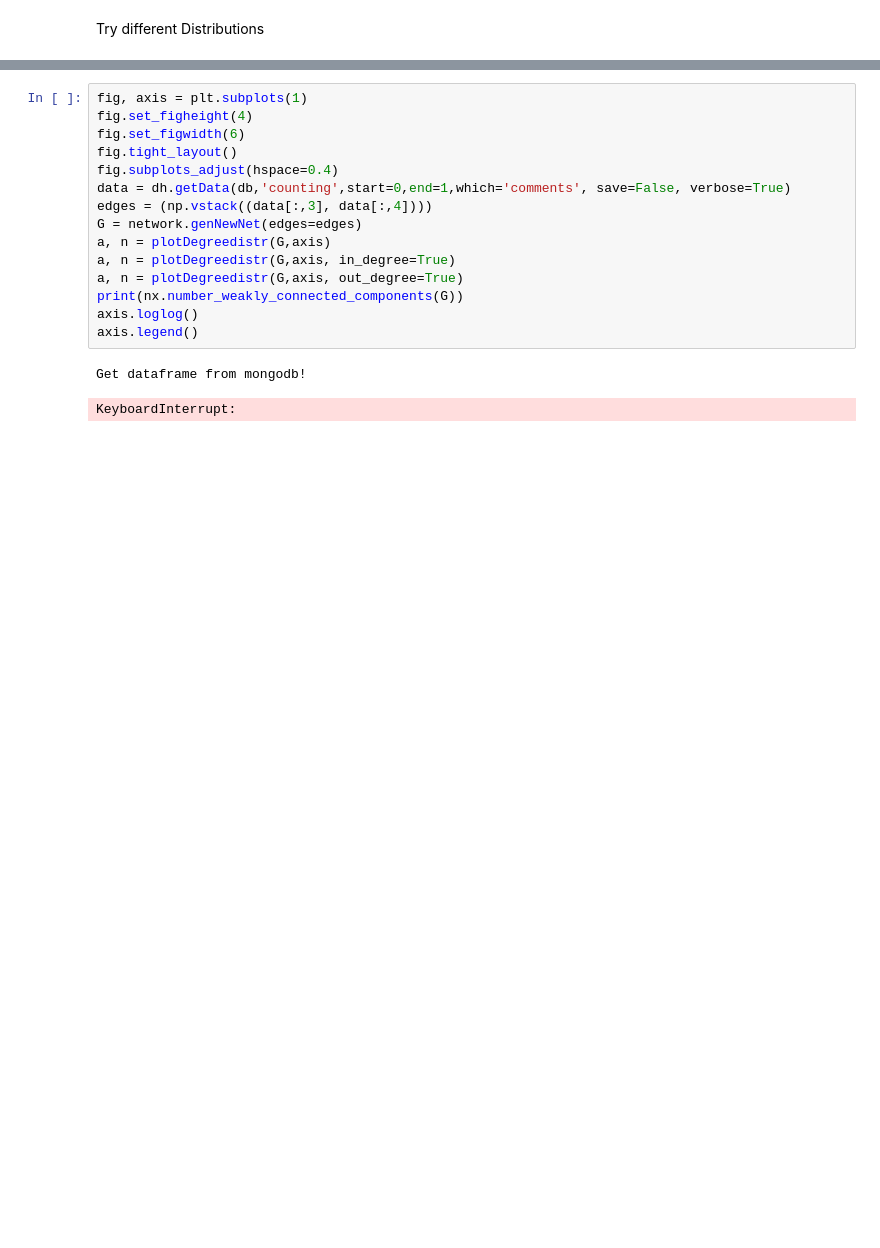
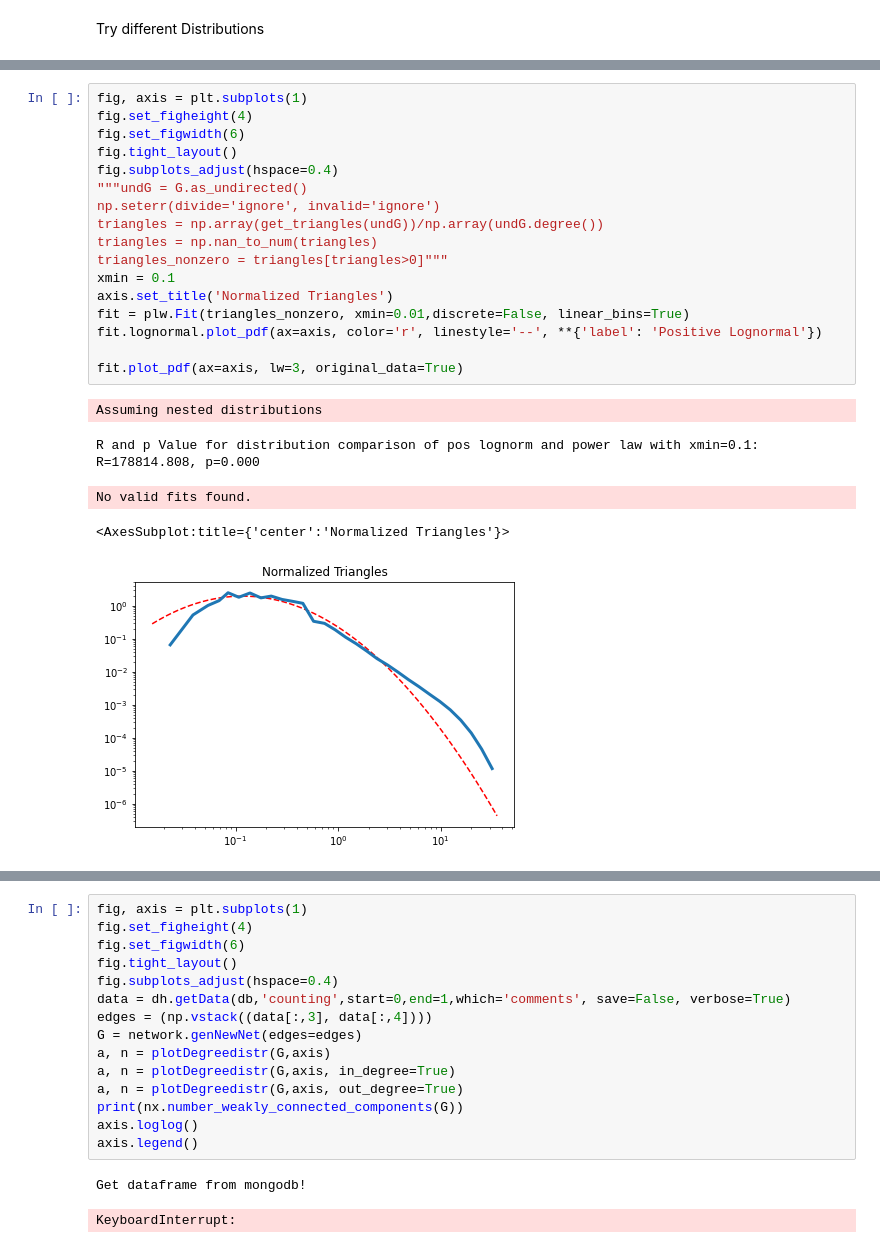
Before and after one commit to vneuhaus/InteractionNetworks, a Jupyter notebook: degreeDistributions.ipynb, the cells around one changed output, grey strips where cells are left out. Saved outputs shown, nothing was run; the diff lists cells and outputs as text; blank space fills up the shorter version.

```diff
--- a/degreeDistributions.ipynb
+++ b/degreeDistributions.ipynb
@@ -85,0 +264,23 @@ axis.legend()
+# %%
+fig, axis = plt.subplots(1)
+fig.set_figheight(4)
+fig.set_figwidth(6)
+fig.tight_layout()
+fig.subplots_adjust(hspace=0.4)
+"""undG = G.as_undirected()
+np.seterr(divide='ignore', invalid='ignore')
+triangles = np.array(get_triangles(undG))/np.array(undG.degree())
+triangles = np.nan_to_num(triangles)
+triangles_nonzero = triangles[triangles>0]"""
+xmin = 0.1
+axis.set_title('Normalized Triangles')
+fit = plw.Fit(triangles_nonzero, xmin=0.01,discrete=False, linear_bins=True)
+fit.lognormal.plot_pdf(ax=axis, color='r', linestyle='--', **{'label': 'Positive Lognormal'})
+
+fit.plot_pdf(ax=axis, lw=3, original_data=True)
+# %% [output]
+Assuming nested distributions
+R and p Value for distribution comparison of pos lognorm and power law with xmin=0.1: R=178814.808, p=0.000
+No valid fits found.
+<AxesSubplot:title={'center':'Normalized Triangles'}>
+[figure, added]
```
Also changed, not shown: parts of 27 cells of this notebook, 5 other files.
